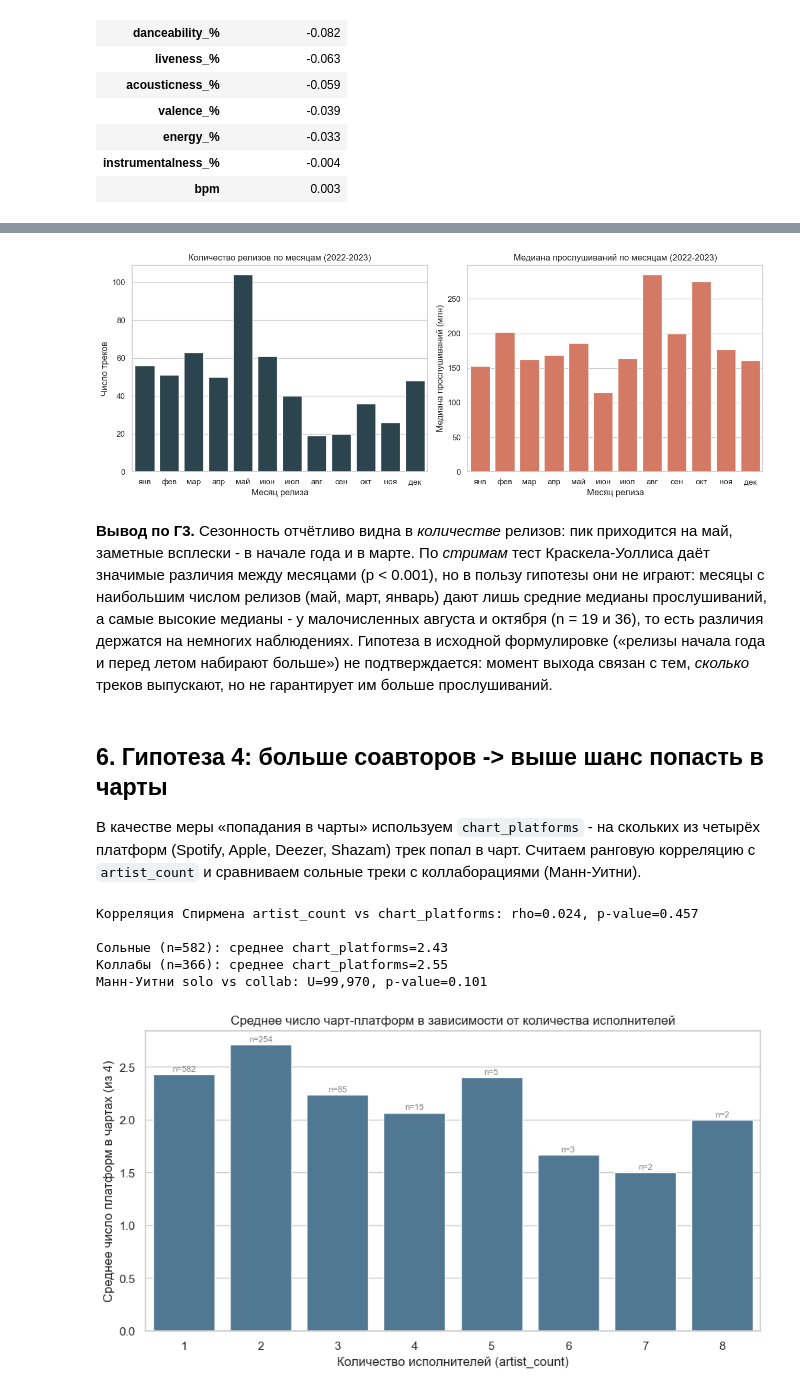
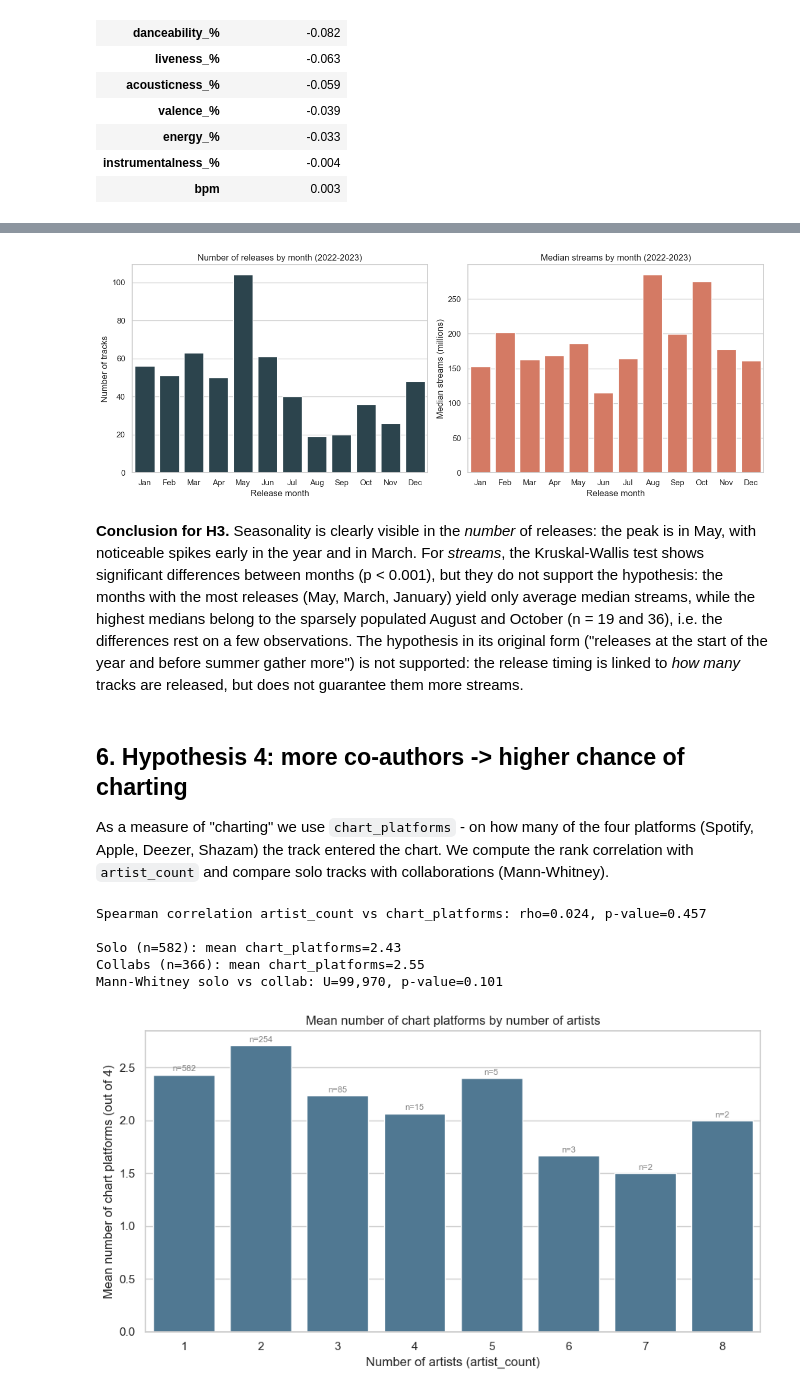
Before and after one commit to hilhool/spotify-analysis, a Jupyter notebook: notebooks/analysis.ipynb, the cells around one changed output, grey strips where cells are left out. Cells and saved outputs as stored; diff of their text form; code cells hidden in the pictures.

```diff
--- a/notebooks/analysis.ipynb
+++ b/notebooks/analysis.ipynb
@@ -183,62 +183,63 @@ by_month.round(0)
 fig, (ax1, ax2) = plt.subplots(1, 2, figsize=(13, 5))
 
 sns.barplot(x=by_month.index, y=by_month["releases"], color="#264653", ax=ax1)
-ax1.set_title("Количество релизов по месяцам (2022-2023)")
-ax1.set_xlabel("Месяц релиза")
-ax1.set_ylabel("Число треков")
+ax1.set_title("Number of releases by month (2022-2023)")
+ax1.set_xlabel("Release month")
+ax1.set_ylabel("Number of tracks")
 
 sns.barplot(x=by_month.index, y=by_month["median_streams"], color="#e76f51", ax=ax2)
-ax2.set_title("Медиана прослушиваний по месяцам (2022-2023)")
-ax2.set_xlabel("Месяц релиза")
-ax2.set_ylabel("Медиана прослушиваний (млн)")
+ax2.set_title("Median streams by month (2022-2023)")
+ax2.set_xlabel("Release month")
+ax2.set_ylabel("Median streams (millions)")
 ax2.yaxis.set_major_formatter(lambda x, _: f"{x / 1e6:.0f}")
 
 plt.tight_layout()
 plt.show()
 # %% [output]
-[figure, old version]
+[figure, new version]
 # %% [markdown]
-**Вывод по Г3.** Сезонность отчётливо видна в *количестве* релизов: пик приходится на май, заметные
-всплески - в начале года и в марте. По *стримам* тест Краскела-Уоллиса даёт значимые различия между
-месяцами (p < 0.001), но в пользу гипотезы они не играют: месяцы с наибольшим числом релизов (май, март,
-январь) дают лишь средние медианы прослушиваний, а самые высокие медианы - у малочисленных августа и
-октября (n = 19 и 36), то есть различия держатся на немногих наблюдениях. Гипотеза в исходной формулировке
-(«релизы начала года и перед летом набирают больше») не подтверждается: момент выхода связан с тем,
-*сколько* треков выпускают, но не гарантирует им больше прослушиваний.
+**Conclusion for H3.** Seasonality is clearly visible in the *number* of releases: the peak is in May,
+with noticeable spikes early in the year and in March. For *streams*, the Kruskal-Wallis test shows
+significant differences between months (p < 0.001), but they do not support the hypothesis: the months
+with the most releases (May, March, January) yield only average median streams, while the highest
+medians belong to the sparsely populated August and October (n = 19 and 36), i.e. the differences rest
+on a few observations. The hypothesis in its original form ("releases at the start of the year and
+before summer gather more") is not supported: the release timing is linked to *how many* tracks are
+released, but does not guarantee them more streams.
 # %% [markdown]
-## 6. Гипотеза 4: больше соавторов -> выше шанс попасть в чарты
+## 6. Hypothesis 4: more co-authors -> higher chance of charting
 
-В качестве меры «попадания в чарты» используем `chart_platforms` - на скольких из четырёх
-платформ (Spotify, Apple, Deezer, Shazam) трек попал в чарт. Считаем ранговую корреляцию с
-`artist_count` и сравниваем сольные треки с коллаборациями (Манн-Уитни).
+As a measure of "charting" we use `chart_platforms` - on how many of the four platforms
+(Spotify, Apple, Deezer, Shazam) the track entered the chart. We compute the rank correlation with
+`artist_count` and compare solo tracks with collaborations (Mann-Whitney).
 # %%
 rho, rho_p = stats.spearmanr(df["artist_count"], df["chart_platforms"])
-print(f"Корреляция Спирмена artist_count vs chart_platforms: rho={rho:.3f}, p-value={rho_p:.3f}")
+print(f"Spearman correlation artist_count vs chart_platforms: rho={rho:.3f}, p-value={rho_p:.3f}")
 
 solo = df.loc[df["artist_count"] == 1, "chart_platforms"]
 collab = df.loc[df["artist_count"] > 1, "chart_platforms"]
 u_stat, u_p = stats.mannwhitneyu(solo, collab, alternative="two-sided")
-print(f"\nСольные (n={len(solo)}): среднее chart_platforms={solo.mean():.2f}")
-print(f"Коллабы (n={len(collab)}): среднее chart_platforms={collab.mean():.2f}")
-print(f"Манн-Уитни solo vs collab: U={u_stat:,.0f}, p-value={u_p:.3f}")
+print(f"\nSolo (n={len(solo)}): mean chart_platforms={solo.mean():.2f}")
+print(f"Collabs (n={len(collab)}): mean chart_platforms={collab.mean():.2f}")
+print(f"Mann-Whitney solo vs collab: U={u_stat:,.0f}, p-value={u_p:.3f}")
 # %% [output]
-Корреляция Спирмена artist_count vs chart_platforms: rho=0.024, p-value=0.457
+Spearman correlation artist_count vs chart_platforms: rho=0.024, p-value=0.457
 
-Сольные (n=582): среднее chart_platforms=2.43
-Коллабы (n=366): среднее chart_platforms=2.55
-Манн-Уитни solo vs collab: U=99,970, p-value=0.101
+Solo (n=582): mean chart_platforms=2.43
+Collabs (n=366): mean chart_platforms=2.55
+Mann-Whitney solo vs collab: U=99,970, p-value=0.101
 # %%
 by_artists = df.groupby("artist_count")["chart_platforms"].agg(["mean", "size"])
 
 fig, ax = plt.subplots()
 sns.barplot(x=by_artists.index, y=by_artists["mean"], color="#457b9d", ax=ax)
-ax.set_title("Среднее число чарт-платформ в зависимости от количества исполнителей")
-ax.set_xlabel("Количество исполнителей (artist_count)")
-ax.set_ylabel("Среднее число платформ в чартах (из 4)")
+ax.set_title("Mean number of chart platforms by number of artists")
+ax.set_xlabel("Number of artists (artist_count)")
+ax.set_ylabel("Mean number of chart platforms (out of 4)")
 for i, (m, n) in enumerate(zip(by_artists["mean"], by_artists["size"])):
     ax.text(i, m + 0.03, f"n={n}", ha="center", fontsize=8, color="gray")
 plt.tight_layout()
 plt.show()
 # %% [output]
-[figure, old version]
+[figure, new version]
 # %% [markdown]
```
Also changed, not shown: parts of 20 cells of this notebook, 3 other files.
